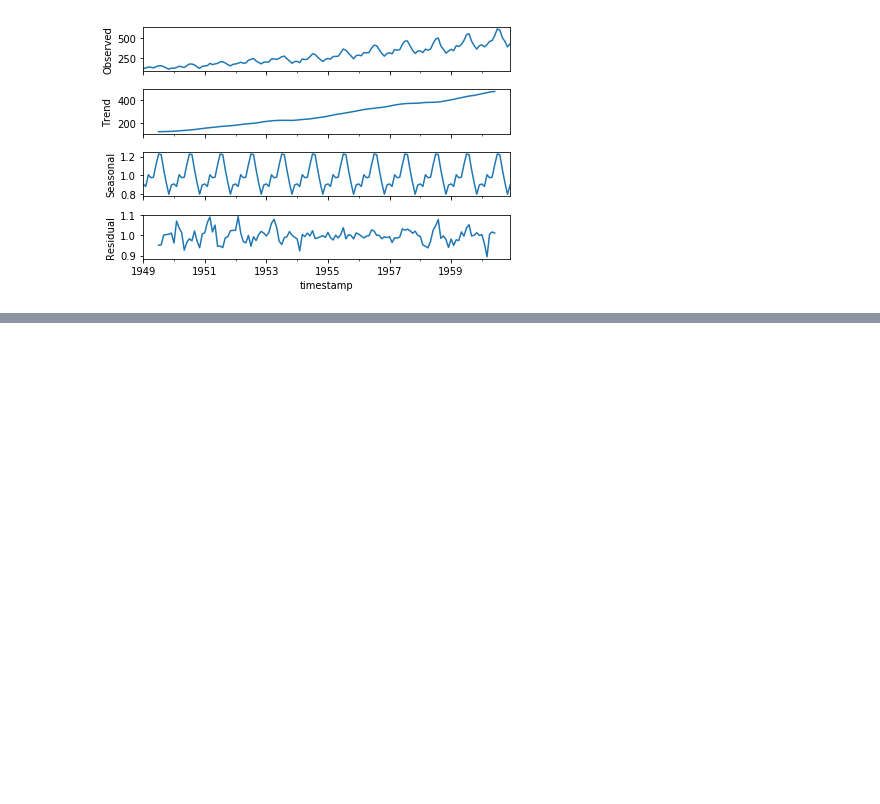
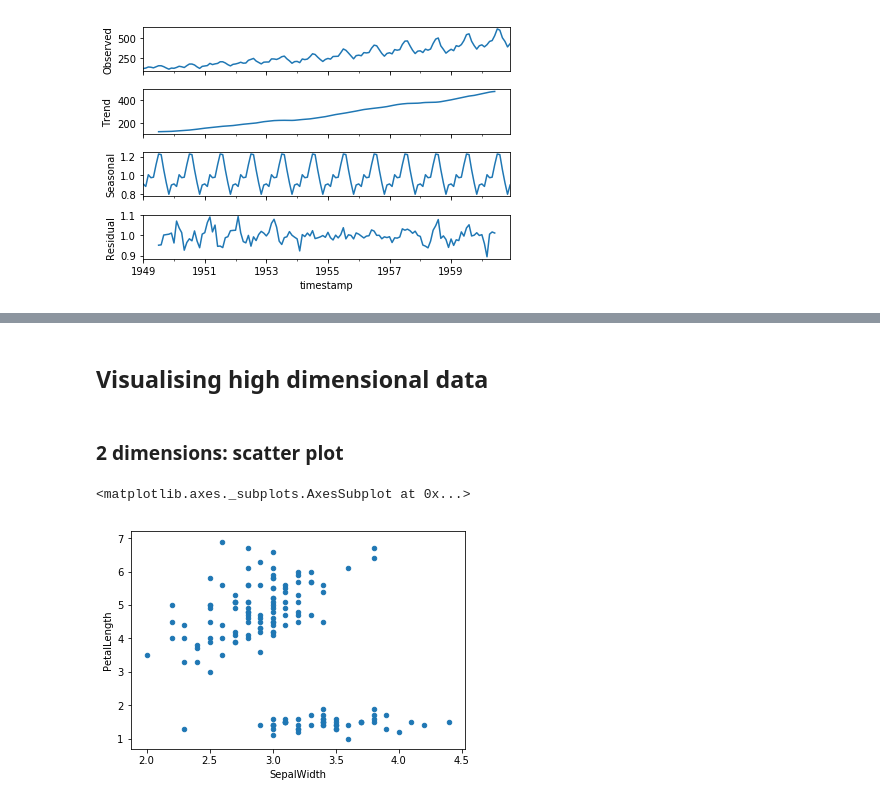
Before and after one commit to victorcionca/data_visualization_lecture, a Jupyter notebook: DataVisualisation.ipynb, the cells around one changed output, grey strips where cells are left out. Cells and saved outputs as stored; diff of their text form; code cells hidden in the pictures; blank space fills up the shorter version.

```diff
--- a/DataVisualisation.ipynb
+++ b/DataVisualisation.ipynb
@@ -379,0 +383,3 @@ corr_data.plot.scatter(x='rssi', y='snr')
+# %%
+iris_data = pd.read_csv('iris.csv')
+iris_data.head(5)
@@ -624,0 +692,9 @@ _=decomposition.plot()
+# %% [markdown]
+## Visualising high dimensional data
+# %% [markdown]
+### 2 dimensions: scatter plot
+# %%
+iris_data.plot.scatter('SepalWidth', 'PetalLength')
+# %% [output]
+<matplotlib.axes._subplots.AxesSubplot at 0x...>
+[figure, added]
```
Also changed, not shown: parts of 28 cells of this notebook, 1 other file.
